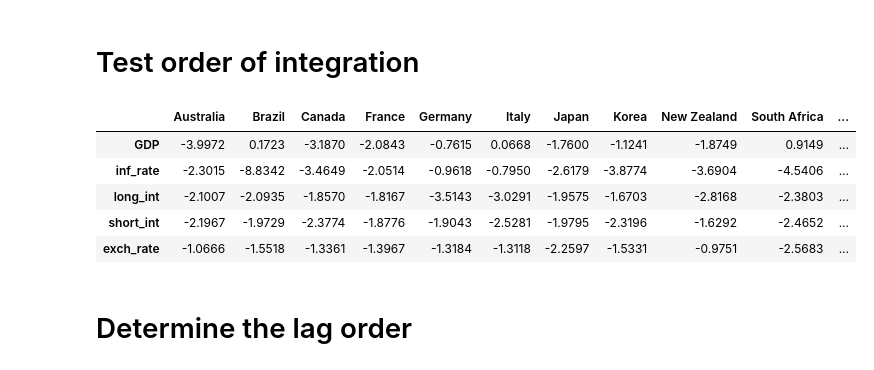
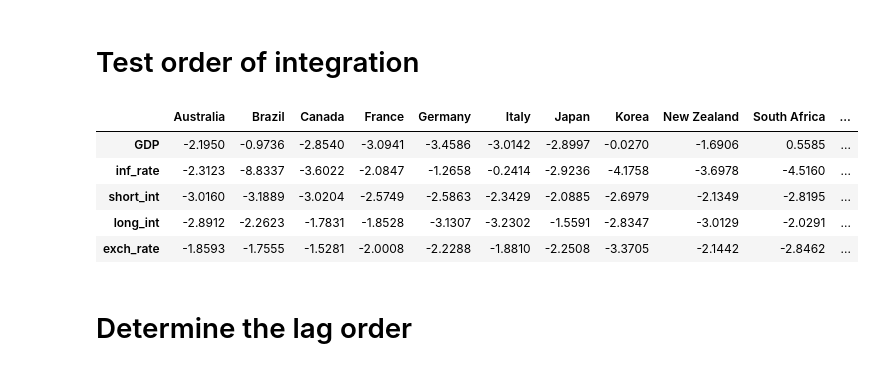
Before and after one commit to JochemvdBosch/GVAR_modeling, a Jupyter notebook: GVAR_code.ipynb, the cells around one changed output. Cells and saved outputs as stored; diff of their text form; code cells hidden in the pictures.

```diff
--- a/GVAR_code.ipynb
+++ b/GVAR_code.ipynb
@@ -14,7 +16,7 @@ path = "/Users/joche/Documents/GitHub/GVAR_modeling/"
 # Data preperation
 # %%
 # Import all data for different variables
-variable_list_raw = ['GDP', 'CPI','long_int','short_int','exch_rate','CPI_lag']
+variable_list_raw = ['GDP', 'CPI','short_int','long_int','exch_rate','CPI_lag']
 df_variable_raw = pd.read_excel(path + "Variable_data.xlsx",index_col=0, sheet_name=variable_list_raw)
 
 # To prevent LinAlg errors:
@@ -24,7 +26,7 @@ df_variable_raw['exch_rate'].loc["United States"] += np.random.normal(0,0.01,df_
 df_variable = {}
 
 # Transformating the data
-df_variable['GDP'] = np.log(df_variable_raw['GDP'] / df_variable_raw['CPI'])
+df_variable['GDP'] = np.log(df_variable_raw['GDP'])
 df_variable['inf_rate'] = np.log(df_variable_raw['CPI']) - np.log(df_variable_raw['CPI_lag'])
 df_variable['long_int'] = 1/12 * np.log(1+ df_variable_raw['long_int'])
 df_variable['short_int'] = 1/12 * np.log(1+ df_variable_raw['short_int'])
@@ -52,8 +34,10 @@ df_variable['GDP']
 # %%
 # Define a list of all countries and variables (and a list of extended names for variables for plotting)
-country_list = df_variable['GDP'].index.values
-variable_list = np.array(['GDP', 'inf_rate','long_int','short_int','exch_rate'])
-ext_variable_list = ['Real gross domestic product','Inflation rate','Long-term interest rate','Short-term interest rate','Real exchange rate']
+# country_list = df_variable['GDP'].index.values
+variable_list = np.array(['GDP', 'inf_rate','short_int','long_int','exch_rate'])
+country_list = df_variable['inf_rate'].index.values
+# variable_list = np.array(['inf_rate','long_int'])
+ext_variable_list = ['Real gross domestic product','Inflation rate','Short-term interest rate','Long-term interest rate','Real exchange rate']
 
 # Define an empty dictionary
 df = {}
@@ -182,9 +173,9 @@ for i in range(len(variable_list)):
 # Test order of integration
 # %%
 # Define the DataFrames to fill the results in
-adf_test_lag0 = pd.DataFrame(index=variable_list)
-adf_test_lag1 = pd.DataFrame(index=variable_list)
-adf_test_lag2 = pd.DataFrame(index=variable_list)
+adf_test_diff0 = pd.DataFrame(index=variable_list)
+adf_test_diff1 = pd.DataFrame(index=variable_list)
+adf_test_diff2 = pd.DataFrame(index=variable_list)
 
 # Loop over every country and variable
 for country in country_list:
@@ -196,22 +187,22 @@ for country in country_list:
         second_dif = np.diff(first_dif)
 
         # Fill the DataFrames with the adf test statistics
-        adf_test_lag0.loc[variable,country] = round(sm.tsa.stattools.adfuller(non_dif, autolag= 'AIC')[0],4)
-        adf_test_lag1.loc[variable,country] = round(sm.tsa.stattools.adfuller(first_dif, autolag= 'AIC')[0],4)
-        adf_test_lag2.loc[variable,country] = round(sm.tsa.stattools.adfuller(second_dif, autolag= 'AIC')[0],4)
+        adf_test_diff0.loc[variable,country] = round(sm.tsa.stattools.adfuller(non_dif, autolag= 'AIC',regression='ct')[0],4)
+        adf_test_diff1.loc[variable,country] = round(sm.tsa.stattools.adfuller(first_dif, autolag= 'AIC',regression='ct')[0],4)
+        adf_test_diff2.loc[variable,country] = round(sm.tsa.stattools.adfuller(second_dif, autolag= 'AIC',regression='ct')[0],4)
 # %%
 # Show the results
 
-adf_test_lag0
-# adf_test_lag1
-# adf_test_lag2
+adf_test_diff0
+# adf_test_diff1
+# adf_test_diff2
 # %% [output]
 |  | Australia | Brazil | Canada | France | Germany | Italy | Japan | Korea | New Zealand | South Africa | ... |
-| GDP | -3.9972 | 0.1723 | -3.1870 | -2.0843 | -0.7615 | 0.0668 | -1.7600 | -1.1241 | -1.8749 | 0.9149 | ... |
-| inf_rate | -2.3015 | -8.8342 | -3.4649 | -2.0514 | -0.9618 | -0.7950 | -2.6179 | -3.8774 | -3.6904 | -4.5406 | ... |
-| long_int | -2.1007 | -2.0935 | -1.8570 | -1.8167 | -3.5143 | -3.0291 | -1.9575 | -1.6703 | -2.8168 | -2.3803 | ... |
-| short_int | -2.1967 | -1.9729 | -2.3774 | -1.8776 | -1.9043 | -2.5281 | -1.9795 | -2.3196 | -1.6292 | -2.4652 | ... |
-| exch_rate | -1.0666 | -1.5518 | -1.3361 | -1.3967 | -1.3184 | -1.3118 | -2.2597 | -1.5331 | -0.9751 | -2.5683 | ... |
+| GDP | -2.1950 | -0.9736 | -2.8540 | -3.0941 | -3.4586 | -3.0142 | -2.8997 | -0.0270 | -1.6906 | 0.5585 | ... |
+| inf_rate | -2.3123 | -8.8337 | -3.6022 | -2.0847 | -1.2658 | -0.2414 | -2.9236 | -4.1758 | -3.6978 | -4.5160 | ... |
+| short_int | -3.0160 | -3.1889 | -3.0204 | -2.5749 | -2.5863 | -2.3429 | -2.0885 | -2.6979 | -2.1349 | -2.8195 | ... |
+| long_int | -2.8912 | -2.2623 | -1.7831 | -1.8528 | -3.1307 | -3.2302 | -1.5591 | -2.8347 | -3.0129 | -2.0291 | ... |
+| exch_rate | -1.8593 | -1.7555 | -1.5281 | -2.0008 | -2.2288 | -1.8810 | -2.2508 | -3.3705 | -2.1442 | -2.8462 | ... |
 # %% [markdown]
 # Determine the lag order
 # %%
```
Also changed, not shown: parts of 44 cells of this notebook, 3 other files.
